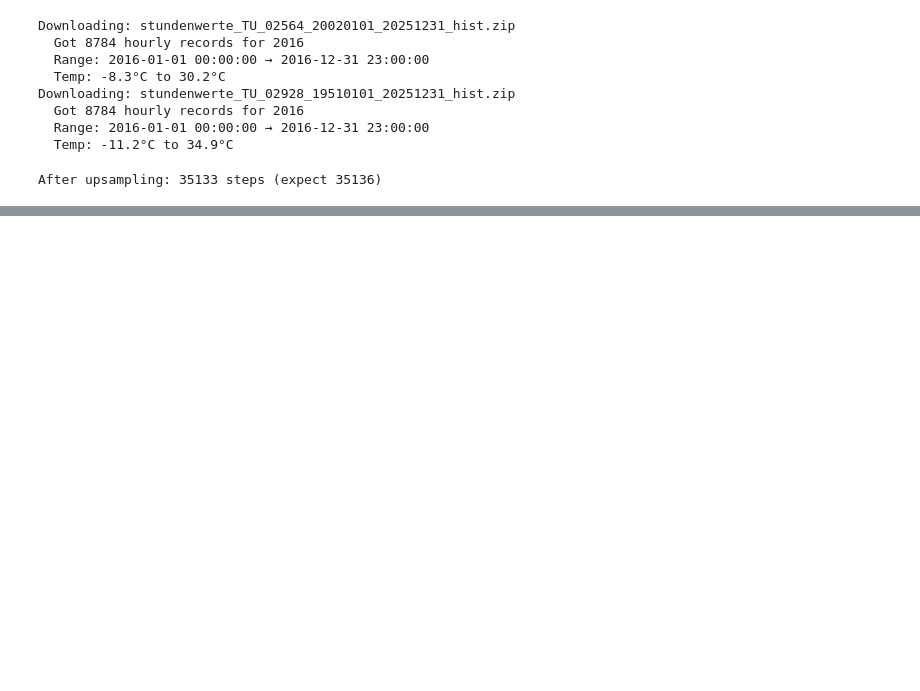
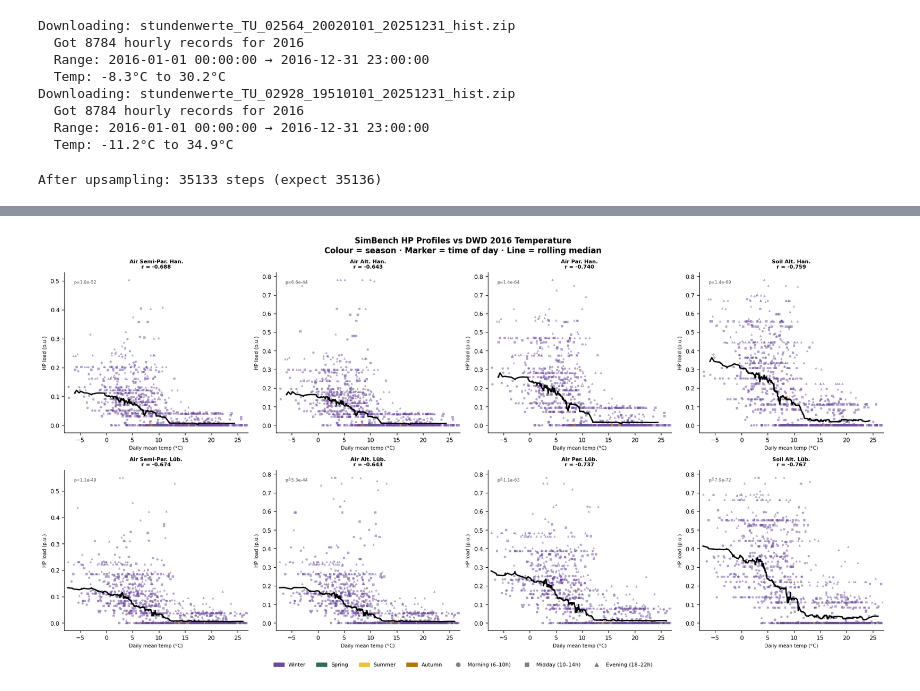
Before and after one commit to CatharinaHente/p2p-energy-trading-illustrative, a Jupyter notebook: seasonal_integration.ipynb, the cells around one changed output, grey strips where cells are left out. Cells and saved outputs as stored; diff of their text form; code cells hidden in the pictures; blank space fills up the shorter version.

```diff
--- a/seasonal_integration.ipynb
+++ b/seasonal_integration.ipynb
@@ -112,0 +475,99 @@ After upsampling: 35133 steps (expect 35136)
+# %%
+from scipy.stats import pearsonr
+from scipy.ndimage import uniform_filter1d
+import matplotlib.pyplot as plt
+import numpy as np
+
+fig, axes = plt.subplots(2, 4, figsize=(18, 9))
+axes = axes.flatten()
+
+n = min(len(han), len(lub), len(lp))
+
+hp_profiles = {
+    'Air Semi-Par. Han.': ('Air_Semi-Parallel_1_pload', han[:n], '#2F6FA3'),
+    'Air Alt. Han.':      ('Air_Alternative_1_pload',   han[:n], '#2F6FA3'),
+    'Air Par. Han.':      ('Air_Parallel_1_pload',      han[:n], '#2F6FA3'),
+    'Soil Alt. Han.':     ('Soil_Alternative_1_pload',  han[:n], '#2F6FA3'),
+    'Air Semi-Par. Lüb.': ('Air_Semi-Parallel_2_pload', lub[:n], '#C65D3B'),
+    'Air Alt. Lüb.':      ('Air_Alternative_2_pload',   lub[:n], '#C65D3B'),
+    'Air Par. Lüb.':      ('Air_Parallel_2_pload',      lub[:n], '#C65D3B'),
+    'Soil Alt. Lüb.':     ('Soil_Alternative_2_pload',  lub[:n], '#C65D3B'),
+}
+
+# Season label per 15-min step
+season_per_step = np.zeros(n, dtype=int)
+season_per_step[seasons['Spring'].start:seasons['Spring'].stop] = 1
+season_per_step[seasons['Summer'].start:seasons['Summer'].stop] = 2
+season_per_step[seasons['Autumn'].start:seasons['Autumn'].stop] = 3
+
+SCOL = {0:'#6B4C9A', 1:'#2E6F52', 2:'#F0C040', 3:'#B5720A'}
+SLAB = {0:'Winter', 1:'Spring', 2:'Summer', 3:'Autumn'}
+
+for ax, (label, (col, temp, base_color)) in zip(axes, hp_profiles.items()):
+    hp_vals = lp[col].values[:n]
+
+    # Hourly means (96 values per day → 1 per hour across 366 days)
+    # Group by hour of day to show intraday pattern
+    n_days = n // 96
+    temp_2d = temp[:n_days*96].reshape(n_days, 96)
+    hp_2d   = hp_vals[:n_days*96].reshape(n_days, 96)
+    seas_2d = season_per_step[:n_days*96].reshape(n_days, 96)
+
+    # Plot scatter colored by season, using daily means per time block
+    # Morning (6–10h), Midday (10–14h), Evening (18–22h)
+    blocks = {'Morning\n(6–10h)': slice(24,40),
+              'Midday\n(10–14h)': slice(40,56),
+              'Evening\n(18–22h)': slice(72,88)}
+    markers = {'Morning\n(6–10h)': 'o',
+               'Midday\n(10–14h)': 's',
+               'Evening\n(18–22h)': '^'}
+
+    for s_idx in range(4):
+        mask = seas_2d[:, 0] == s_idx
+        for block_label, blk in blocks.items():
+            t_block  = temp_2d[mask, blk].mean(axis=1)
+            hp_block = hp_2d[mask,  blk].mean(axis=1)
+            ax.scatter(t_block, hp_block,
+                       color=SCOL[s_idx], alpha=0.5, s=12,
+                       marker=markers[block_label],
+                       edgecolors='none')
+
+    # Nonlinear fit: piecewise — HP on below T_cutoff, off above
+    # Estimate cutoff as temperature where HP drops to ~5% of max
+    all_temp = temp[:n_days*96].reshape(n_days, 96).mean(axis=1)
+    all_hp   = hp_vals[:n_days*96].reshape(n_days, 96).mean(axis=1)
+
+    # Bin by temperature and take median — shows true nonlinear shape
+    t_sorted_idx = np.argsort(all_temp)
+    t_sorted = all_temp[t_sorted_idx]
+    h_sorted = all_hp[t_sorted_idx]
+    # Rolling median over 30-day window
+    h_smooth = pd.Series(h_sorted).rolling(30, center=True, min_periods=5).median()
+    ax.plot(t_sorted, h_smooth, color='k', lw=2.0, ls='-', label='Rolling median')
+
+    r, p = pearsonr(all_temp, all_hp)
+    ax.set_title(f'{label}\nr = {r:.3f}', fontweight='bold', fontsize=8)
+    ax.set_xlabel('Daily mean temp (°C)', fontsize=7.5)
+    ax.set_ylabel('HP load (p.u.)', fontsize=7.5)
+    ax.set_xlim(-8, 27)
+    ax.text(0.05, 0.93, f'p={p:.1e}', transform=ax.transAxes,
+            fontsize=6.5, color='#555555')
+
+# Shared legends
+from matplotlib.patches import Patch
+from matplotlib.lines import Line2D
+season_handles = [Patch(color=SCOL[s], label=SLAB[s]) for s in range(4)]
+time_handles   = [Line2D([0],[0], marker=m, color='grey', ls='none',
+                          markersize=6, label=b.replace('\n',' '))
+                  for b, m in markers.items()]
+fig.legend(handles=season_handles + time_handles,
+           loc='lower center', ncol=7, fontsize=8,
+           bbox_to_anchor=(0.5, -0.04), frameon=False)
+
+fig.suptitle('SimBench HP Profiles vs DWD 2016 Temperature\n'
+             'Colour = season · Marker = time of day · Line = rolling median',
+             fontweight='bold', fontsize=12)
+plt.tight_layout()
+plt.show()
+# %% [output]
+[figure, added]
```
Also changed, not shown: parts of 8 cells of this notebook, 5 other files.
